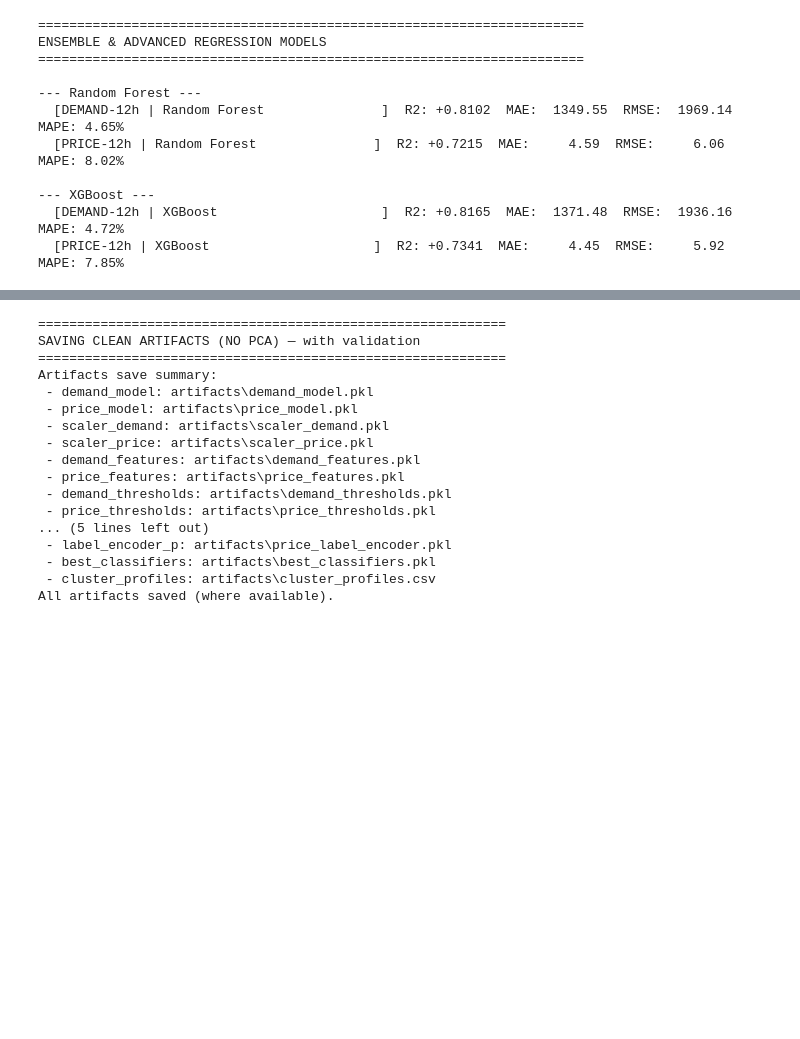
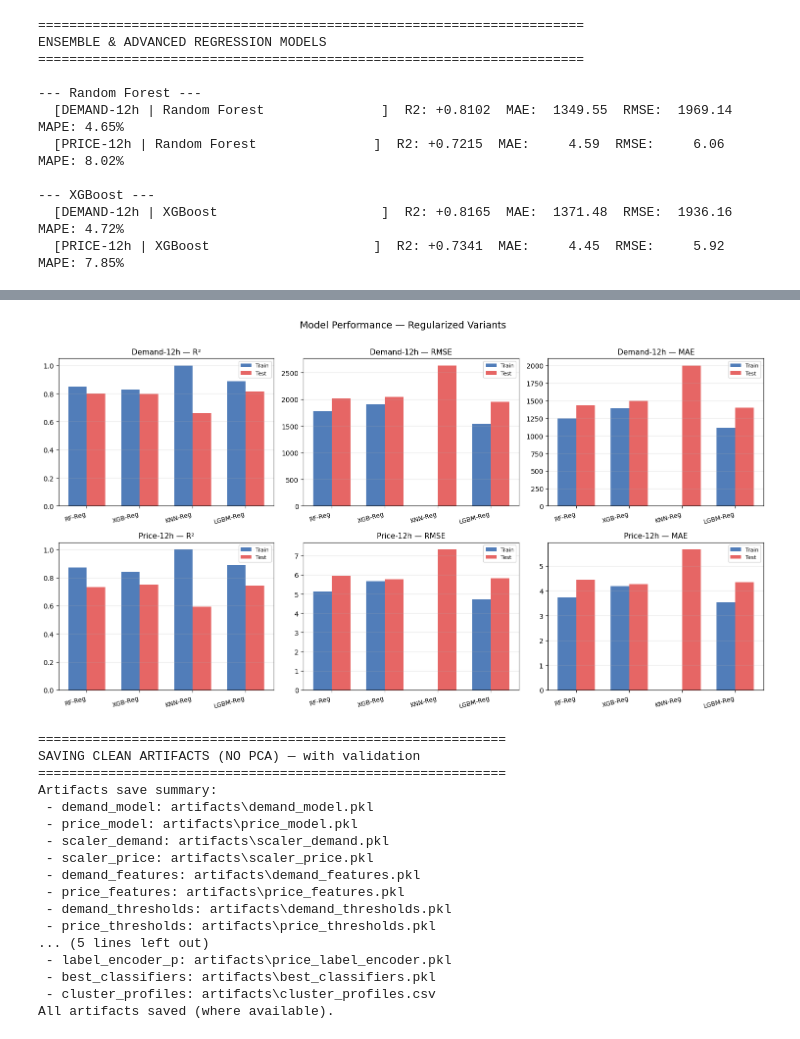
Before and after one commit to UrooshMaryam06/Mental_Digital_Twin, a Jupyter notebook: colab_modeltraining_v4.ipynb, the cells around one changed output, grey strips where cells are left out. Cells and saved outputs as stored; diff of their text form; code cells hidden in the pictures; blank space fills up the shorter version.

```diff
--- a/colab_modeltraining_v4.ipynb
+++ b/colab_modeltraining_v4.ipynb
@@ -971,3 +844,66 @@ NameError: name 'ann_demand' is not defined
+# %%
+import matplotlib.pyplot as plt
+import numpy as np
+
+# ── Collect results ──────────────────────────────────────────────────────────
+models = ['RF-Reg', 'XGB-Reg', 'KNN-Reg', 'LGBM-Reg']
+
+def get_metrics(model, X, y):
+    from sklearn.metrics import r2_score, mean_squared_error, mean_absolute_error
+    pred = model.predict(X)
+    return (
+        r2_score(y, pred),
+        np.sqrt(mean_squared_error(y, pred)),
+        mean_absolute_error(y, pred)
+    )
+
+demand_models_train = [rf_d_reg, xgb_d_reg, knn_d_reg] + ([lgbm_d_reg] if LGBM_AVAILABLE else [])
+demand_models_test  = demand_models_train
+price_models_train  = [rf_p_reg, xgb_p_reg, knn_p_reg] + ([lgbm_p_reg] if LGBM_AVAILABLE else [])
+
+X_trains_d = [X_train_d, X_train_d, X_train_d_sc] + ([X_train_d] if LGBM_AVAILABLE else [])
+X_tests_d  = [X_test_d,  X_test_d,  X_test_d_sc]  + ([X_test_d]  if LGBM_AVAILABLE else [])
+X_trains_p = [X_train_p, X_train_p, X_train_p_sc] + ([X_train_p] if LGBM_AVAILABLE else [])
+X_tests_p  = [X_test_p,  X_test_p,  X_test_p_sc]  + ([X_test_p]  if LGBM_AVAILABLE else [])
+
+demand_train_metrics = [get_metrics(m, X, y_train_d) for m, X in zip(demand_models_train, X_trains_d)]
+demand_test_metrics  = [get_metrics(m, X, y_test_d)  for m, X in zip(demand_models_train, X_tests_d)]
+price_train_metrics  = [get_metrics(m, X, y_train_p) for m, X in zip(price_models_train,  X_trains_p)]
+price_test_metrics   = [get_metrics(m, X, y_test_p)  for m, X in zip(price_models_train,  X_tests_p)]
+
+# ── Plot ─────────────────────────────────────────────────────────────────────
+metric_names = ['R²', 'RMSE', 'MAE']
+fig, axes = plt.subplots(2, 3, figsize=(15, 8))
+fig.suptitle('Model Performance — Regularized Variants', fontsize=14, y=1.01)
+
+x = np.arange(len(models))
+w = 0.35
+
+for col, metric_idx in enumerate(range(3)):
+    for row, (train_m, test_m, target) in enumerate([
+        (demand_train_metrics, demand_test_metrics, 'Demand-12h'),
+        (price_train_metrics,  price_test_metrics,  'Price-12h'),
+    ]):
+        ax = axes[row, col]
+        train_vals = [m[metric_idx] for m in train_m]
+        test_vals  = [m[metric_idx] for m in test_m]
+
+        ax.bar(x - w/2, train_vals, w, label='Train', color='#3266ad', alpha=0.85)
+        ax.bar(x + w/2, test_vals,  w, label='Test',  color='#e24b4a', alpha=0.85)
+
+        ax.set_title(f'{target} — {metric_names[metric_idx]}', fontsize=11)
+        ax.set_xticks(x)
+        ax.set_xticklabels(models, rotation=15, ha='right', fontsize=9)
+        ax.legend(fontsize=8)
+        ax.grid(axis='y', alpha=0.3)
+        if metric_names[metric_idx] == 'R²':
+            ax.set_ylim(0, 1.05)
+
+plt.tight_layout()
+plt.savefig('model_metrics.png', dpi=150, bbox_inches='tight')
+plt.show()
+# %% [output]
+[figure, added]
 # %%
 import os
 import pickle
```
Also changed, not shown: parts of 10 cells of this notebook, 13 other files.
